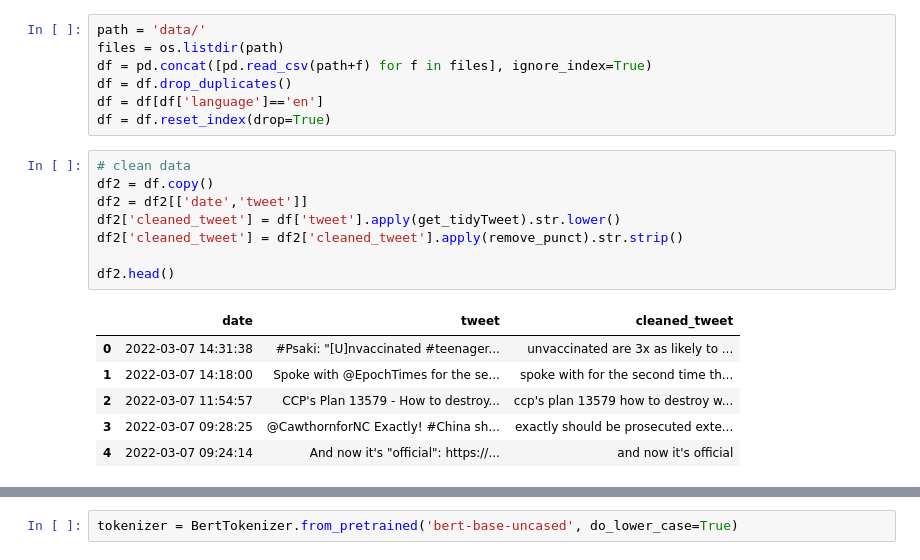
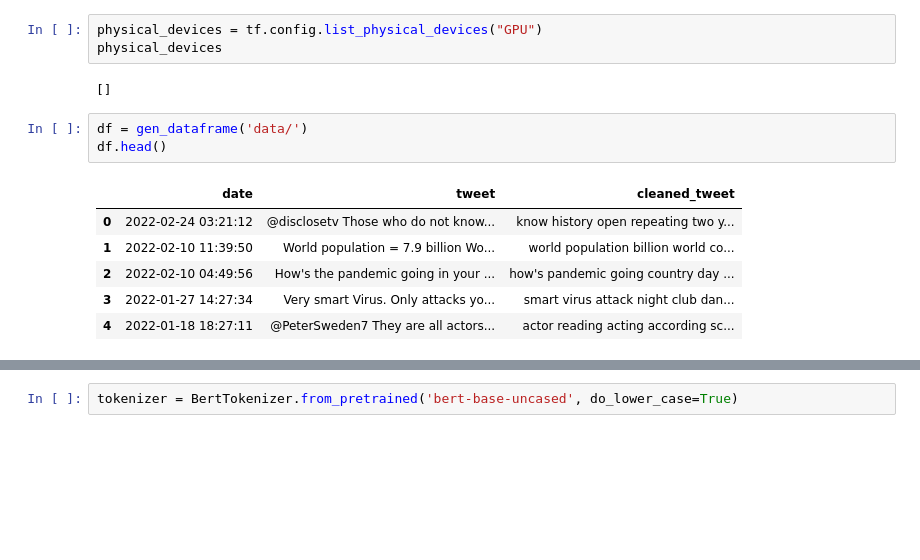
Before and after one commit to xdyhay/cmpt733_project, a Jupyter notebook: model_bert.ipynb, the cells around one changed output, grey strips where cells are left out. Drawn from its saved outputs; the diff is of its cells as text; blank space fills up the shorter version.

```diff
--- a/model_bert.ipynb
+++ b/model_bert.ipynb
@@ -51,22 +20,15 @@ Found GPU at: /device:GPU:0
-# %%
-path = 'data/'
-files = os.listdir(path)
-df = pd.concat([pd.read_csv(path+f) for f in files], ignore_index=True)
-df = df.drop_duplicates()
-df = df[df['language']=='en']
-df = df.reset_index(drop=True)
-# %%
-# clean data
-df2 = df.copy()
-df2 = df2[['date','tweet']]
-df2['cleaned_tweet'] = df['tweet'].apply(get_tidyTweet).str.lower()
-df2['cleaned_tweet'] = df2['cleaned_tweet'].apply(remove_punct).str.strip()
-
-df2.head()
-# %% [output]
-|  | date | tweet | cleaned_tweet |
-| 0 | 2022-03-07 14:31:38 | #Psaki: "[U]nvaccinated #teenager... | unvaccinated are 3x as likely to ... |
-| 1 | 2022-03-07 14:18:00 | Spoke with @EpochTimes for the se... | spoke with for the second time th... |
-| 2 | 2022-03-07 11:54:57 | CCP's Plan 13579 - How to destroy... | ccp's plan 13579 how to destroy w... |
-| 3 | 2022-03-07 09:28:25 | @CawthornforNC Exactly! #China sh... | exactly should be prosecuted exte... |
-| 4 | 2022-03-07 09:24:14 | And now it's "official": https://... | and now it's official |
+# %%
+physical_devices = tf.config.list_physical_devices("GPU")
+physical_devices
+# %% [output]
+[]
+# %%
+df = gen_dataframe('data/')
+df.head()
+# %% [output]
+|  | date | tweet | cleaned_tweet |
+| 0 | 2022-02-24 03:21:12 | @disclosetv Those who do not know... | know history open repeating two y... |
+| 1 | 2022-02-10 11:39:50 | World population = 7.9 billion Wo... | world population billion world co... |
+| 2 | 2022-02-10 04:49:56 | How's the pandemic going in your ... | how's pandemic going country day ... |
+| 3 | 2022-01-27 14:27:34 | Very smart Virus. Only attacks yo... | smart virus attack night club dan... |
+| 4 | 2022-01-18 18:27:11 | @PeterSweden7 They are all actors... | actor reading acting according sc... |
```
Also changed, not shown: parts of 18 cells of this notebook.
